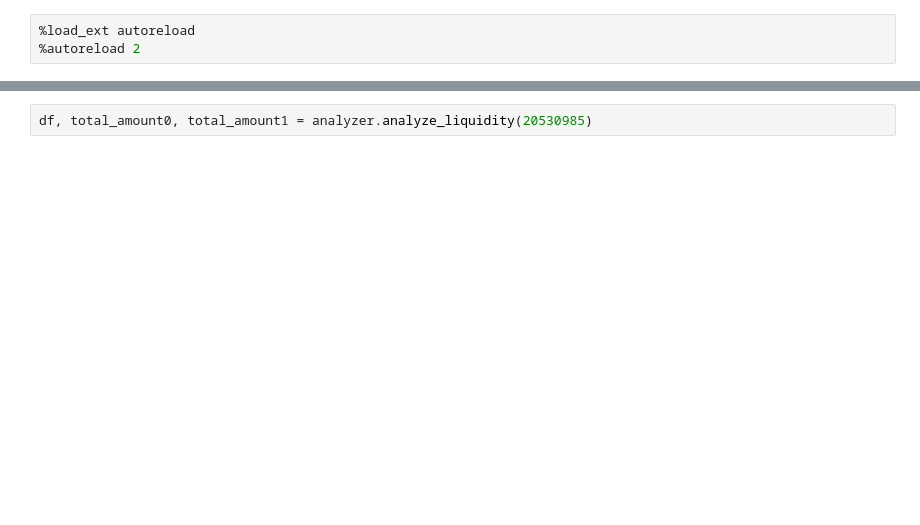
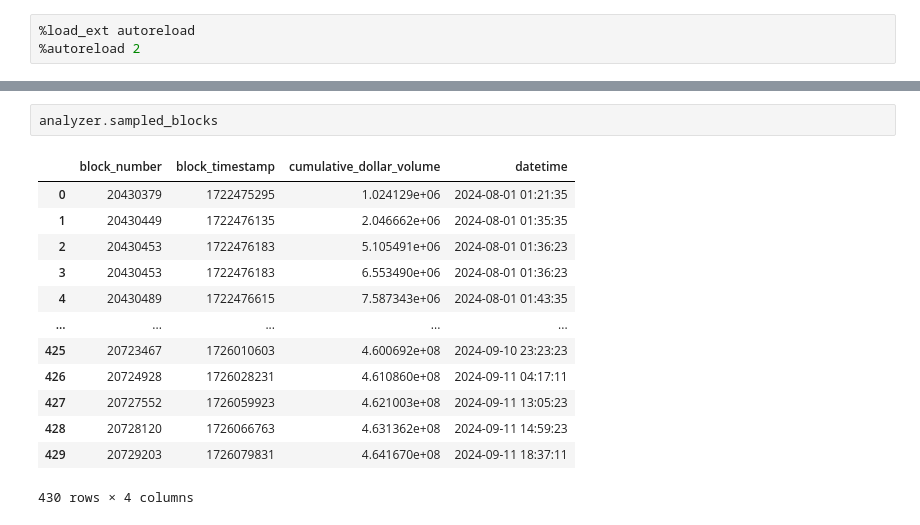
Before and after one commit to sam-gnap/proteus-LP-backtesting, a Jupyter notebook: notebooks/liquidity_examine.ipynb, the cells around one changed output, grey strips where cells are left out. Saved outputs shown, nothing was run; the diff lists cells and outputs as text; blank space fills up the shorter version.

```diff
--- a/notebooks/liquidity_examine.ipynb
+++ b/notebooks/liquidity_examine.ipynb
@@ -36,2 +60,16 @@ pool = Pool(token0="WETH",
-# %%
-df, total_amount0, total_amount1 = analyzer.analyze_liquidity(20530985)
+# %%
+analyzer.sampled_blocks
+# %% [output]
+|  | block_number | block_timestamp | cumulative_dollar_volume | datetime |
+| 0 | 20430379 | 1722475295 | 1.024129e+06 | 2024-08-01 01:21:35 |
+| 1 | 20430449 | 1722476135 | 2.046662e+06 | 2024-08-01 01:35:35 |
+| 2 | 20430453 | 1722476183 | 5.105491e+06 | 2024-08-01 01:36:23 |
+| 3 | 20430453 | 1722476183 | 6.553490e+06 | 2024-08-01 01:36:23 |
+| 4 | 20430489 | 1722476615 | 7.587343e+06 | 2024-08-01 01:43:35 |
+| ... | ... | ... | ... | ... |
+| 425 | 20723467 | 1726010603 | 4.600692e+08 | 2024-09-10 23:23:23 |
+| 426 | 20724928 | 1726028231 | 4.610860e+08 | 2024-09-11 04:17:11 |
+| 427 | 20727552 | 1726059923 | 4.621003e+08 | 2024-09-11 13:05:23 |
+| 428 | 20728120 | 1726066763 | 4.631362e+08 | 2024-09-11 14:59:23 |
+| 429 | 20729203 | 1726079831 | 4.641670e+08 | 2024-09-11 18:37:11 |
+430 rows × 4 columns
```
Also changed, not shown: parts of 25 cells of this notebook, 1 other file.
